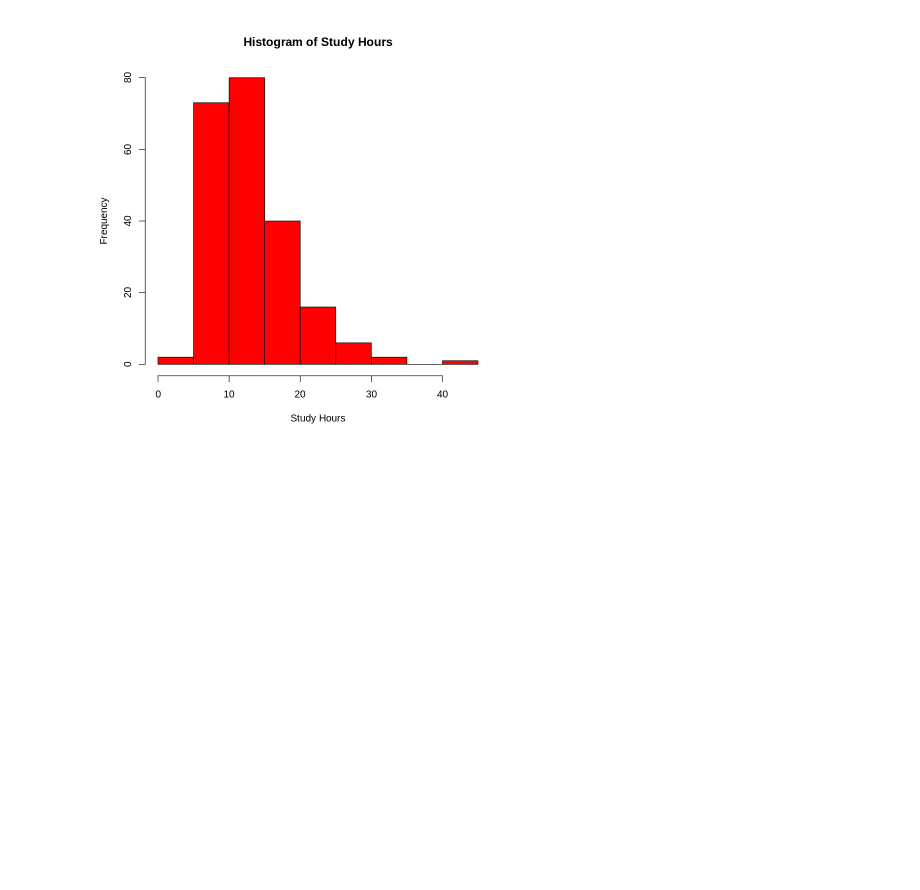
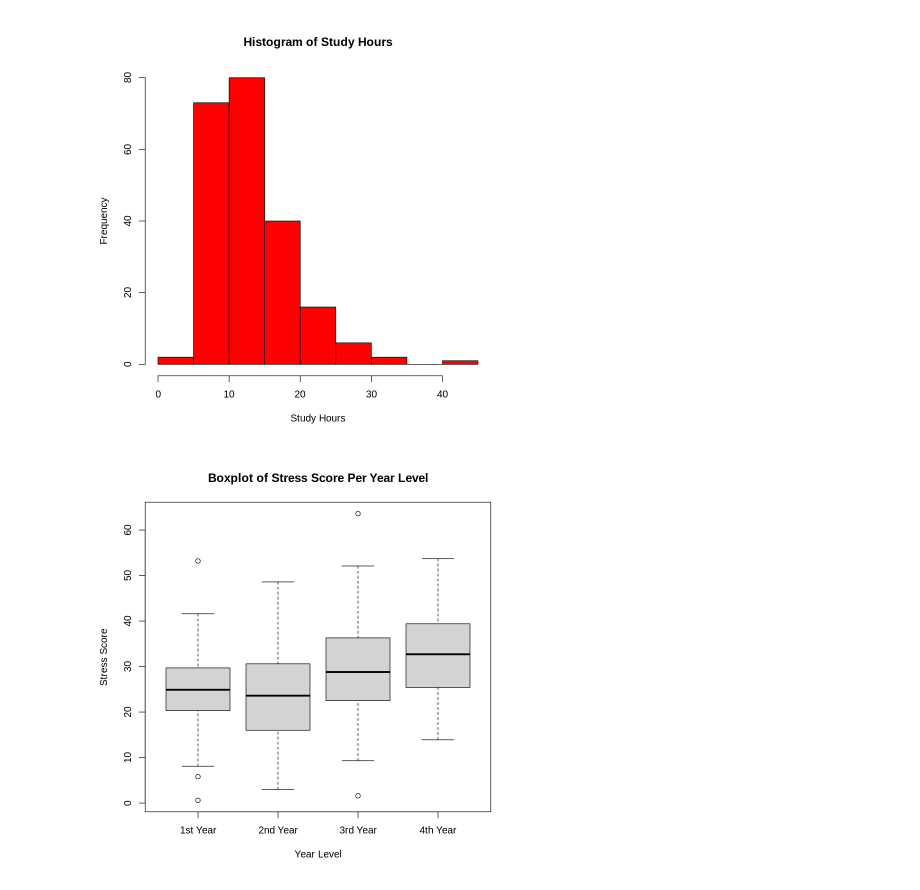
Before and after one commit to maxwellclark12/MXB107-PST1, a Jupyter notebook: notebooks/psts/PST1_Starter.ipynb, the cells around one changed output. Drawn from its saved outputs; the diff is of its cells as text; code cells hidden in the pictures; blank space fills up the shorter version.

```diff
--- a/notebooks/psts/PST1_Starter.ipynb
+++ b/notebooks/psts/PST1_Starter.ipynb
@@ -100,3 +118,7 @@ Here is some more information about the dataset.  A sample of students is taking
 hist(data$StudyHours, main = "Histogram of Study Hours", xlab = "Study Hours", col = "red")
 # %% [output]
 [figure]
+# %%
+boxplot(data$StressScore ~ data$YearLevel, main = "Boxplot of Stress Score Per Year Level", xlab = "Year Level", ylab = "Stress Score")
+# %% [output]
+[figure, added]
```
Also changed, not shown: parts of 2 cells of this notebook.
